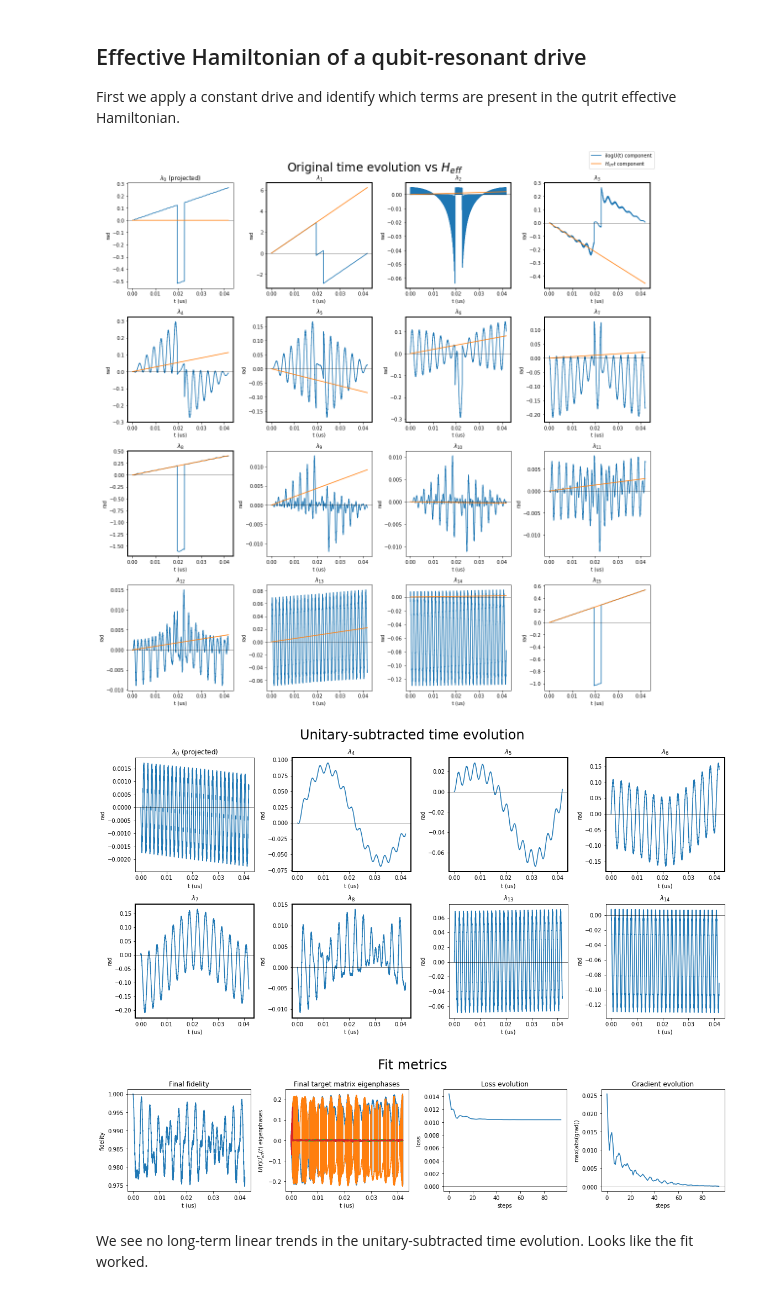
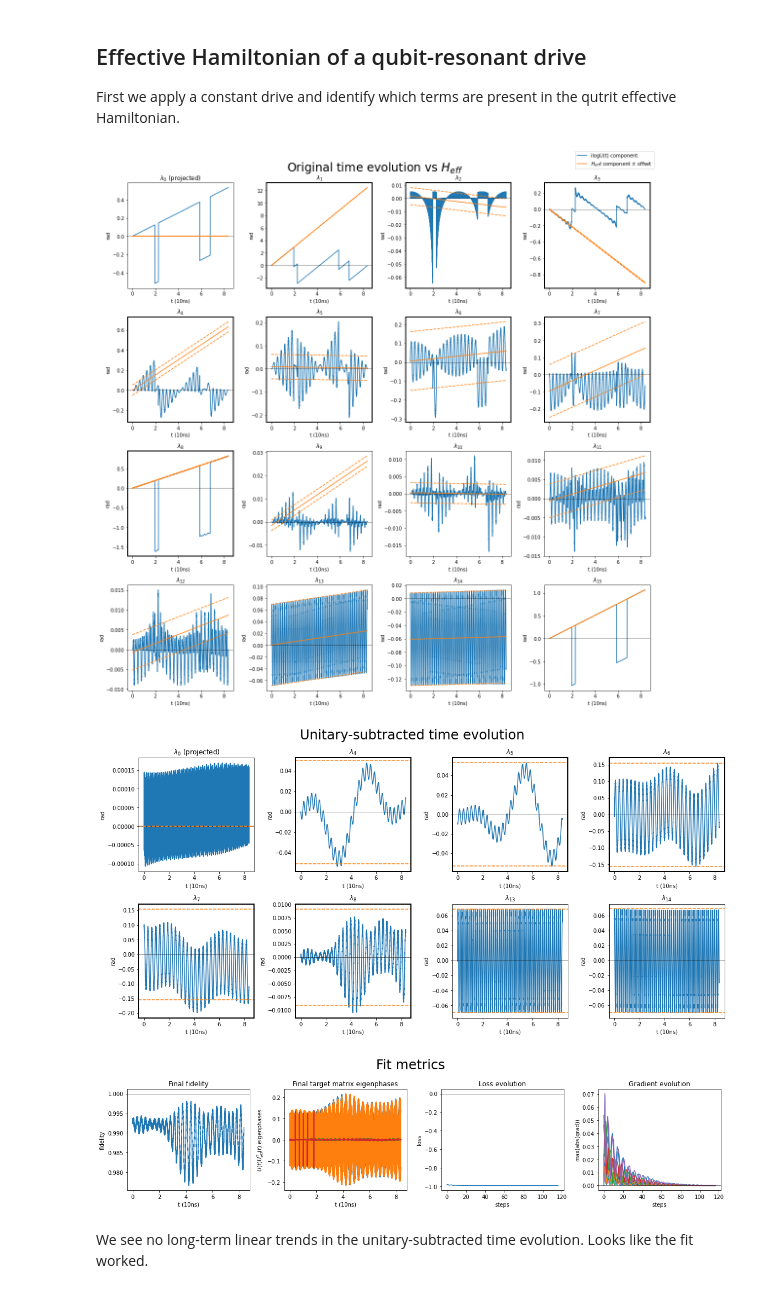
Before and after one commit to UTokyo-ICEPP/qudit-sim, a Jupyter notebook: examples/pi_pulse.ipynb, the cells around one changed output. Saved outputs shown, nothing was run; the diff lists cells and outputs as text; code cells hidden in the pictures.

```diff
--- a/examples/pi_pulse.ipynb
+++ b/examples/pi_pulse.ipynb
@@ -50,9 +47,9 @@ components = qudit_sim.find_heff(sim_result, comp_dim=3, save_result_to='pi_puls
 # %%
-qudit_sim.heff.inspect_fidelity_maximization('pi_pulse/qubit_resonant.h5');
+qudit_sim.analysis.inspect_heff_fit('pi_pulse/res01.h5');
 # %% [output]
-[figure, old version]
+[figure, new version]
-[figure, old version]
+[figure, new version]
-[figure, old version]
+[figure, new version]
 # %% [markdown]
 We see no long-term linear trends in the unitary-subtracted time evolution. Looks like the fit worked.
 # %%
```
Also changed, not shown: parts of 48 cells of this notebook, 5 other files.
